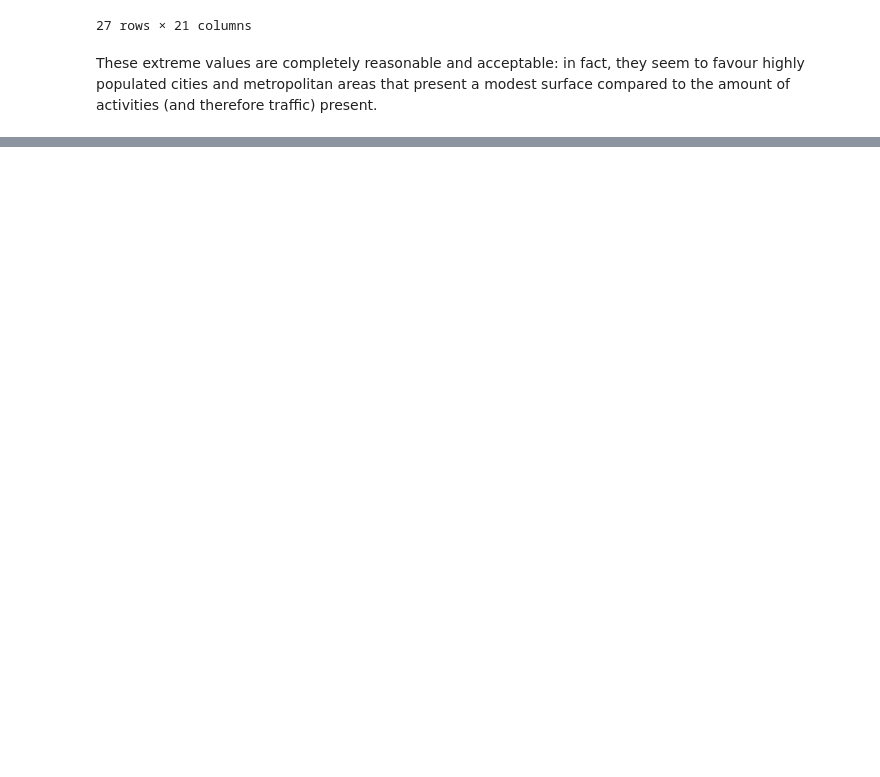
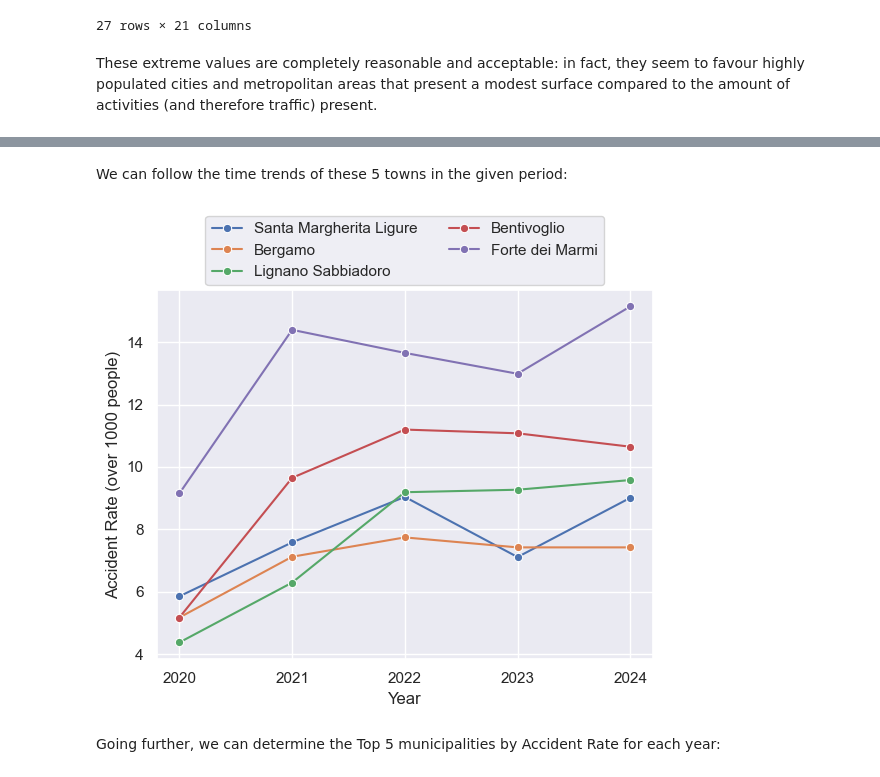
Before and after one commit to MarcoTosoni/boolean_project, a Jupyter notebook: data_analysis.ipynb, the cells around one changed output, grey strips where cells are left out. Drawn from its saved outputs; the diff is of its cells as text; code cells hidden in the pictures; blank space fills up the shorter version.

```diff
--- a/data_analysis.ipynb
+++ b/data_analysis.ipynb
@@ -12,6 +12,8 @@ import pandas as pd
 
 import matplotlib.pyplot as plt
 import seaborn as sns
+
+sns.set_theme()
 # %% [markdown]
 Now we turn the crashes.csv files into a dataframe:
 # %%
@@ -529,0 +535,3 @@ These extreme values are completely reasonable and acceptable: in fact, they see
+# %%
+top5_rate = target_cities.groupby('Comune',as_index=False)['Accident Rate'].mean().sort_values('Accident Rate',ascending=False).head(5)
+top5_rate
@@ -529,0 +545,12 @@ These extreme values are completely reasonable and acceptable: in fact, they see
+# %% [markdown]
+We can follow the time trends of these 5 towns in the given period:
+# %%
+ax = sns.lineplot(data=target_cities[target_cities['Comune'].isin(top5_rate['Comune'])],
+                  x='Year',y='Accident Rate',hue='Comune',marker='o');
+ax.set_xticks(sorted(target_cities['Year'].unique()))
+plt.legend(loc="upper center", bbox_to_anchor=(0.5, 1.22), ncol=2);
+plt.ylabel('Accident Rate (over 1000 people)');
+# %% [output]
+[figure, added]
+# %% [markdown]
+Going further, we can determine the Top 5 municipalities by Accident Rate for each year:
```
Also changed, not shown: parts of 16 cells of this notebook.
